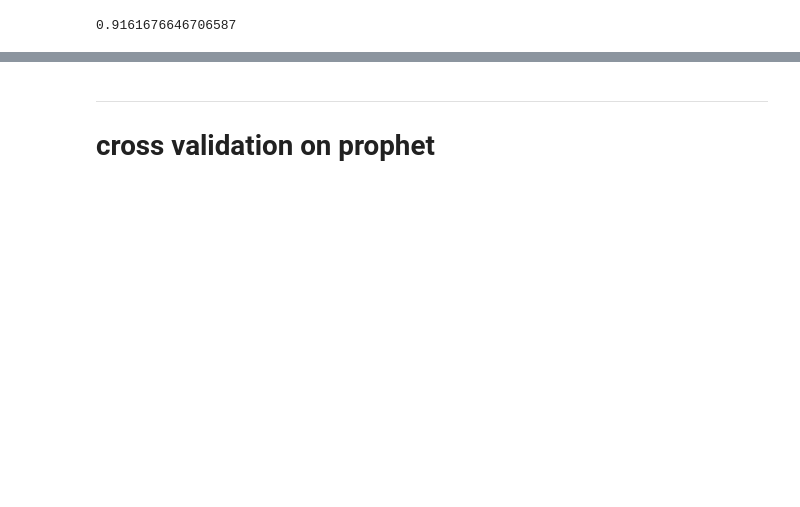
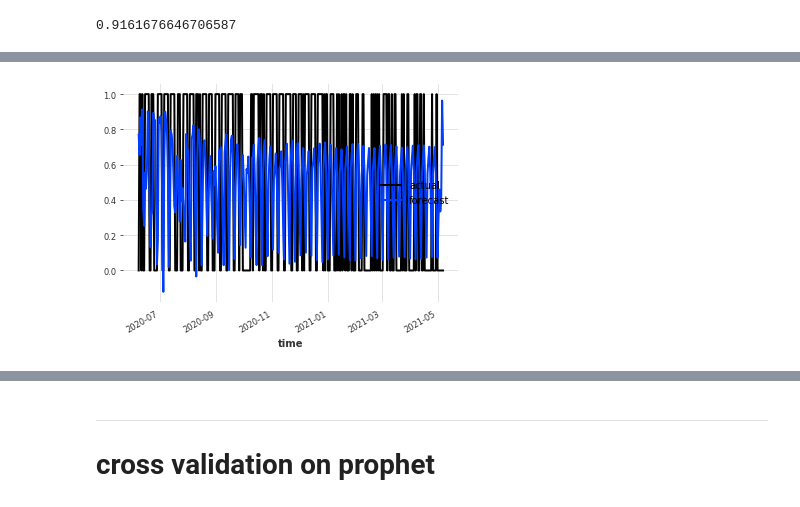
Before and after one commit to fyenne/play3_timeseries, a Jupyter notebook: hpi_out.ipynb, the cells around one changed output, grey strips where cells are left out. Drawn from its saved outputs; the diff is of its cells as text; code cells hidden in the pictures; blank space fills up the shorter version.

```diff
--- a/hpi_out.ipynb
+++ b/hpi_out.ipynb
@@ -388,0 +439,9 @@ accuracy_score(x_test1['y'],acc_score_data)
+# %%
+from darts import TimeSeries
+# df_lb.drop()
+series = TimeSeries.from_dataframe(df_lb, 'ds', 'y' )
+series_test = TimeSeries.from_dataframe(x_test1, 'ds', 'y')
+# %%
+from darts.models import *
+md1 = NBEATSModel(input_chunk_length=12, output_chunk_length=6, n_epochs=5, random_state=10)
+md1.fit(series, verbose=True)
@@ -388,0 +455,3 @@ accuracy_score(x_test1['y'],acc_score_data)
+# %%
+md2 = BlockRNNModel(model = 'LSTM',input_chunk_length=12, output_chunk_length=6, n_epochs=5)
+md2.fit(series, verbose=True)
@@ -388,0 +465,11 @@ accuracy_score(x_test1['y'],acc_score_data)
+# %%
+from darts.metrics import *
+pred = md1.predict(n=334,series = series);pred.pd_dataframe()
+pred2 = md2.predict(n = 334, series = series)
+# %%
+
+series_test.plot(label='actual')
+pred.plot(label='forecast')
+plt.legend();
+# %% [output]
+[figure, added]
```
Also changed, not shown: parts of 63 cells of this notebook, 1 other file.
